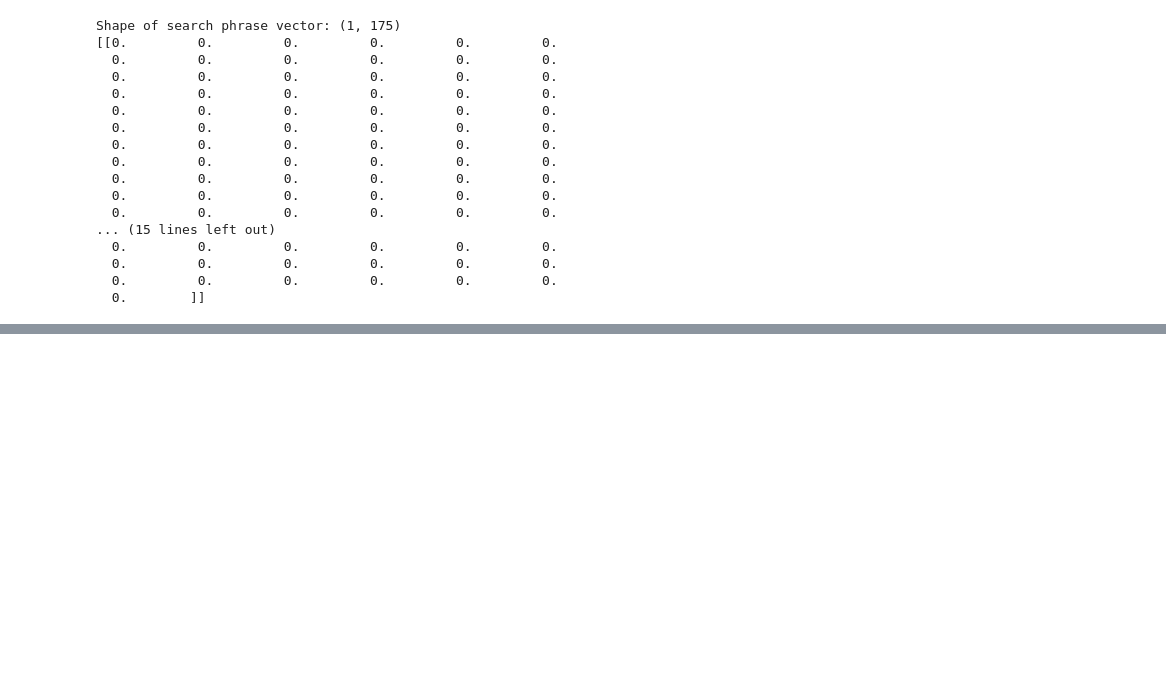
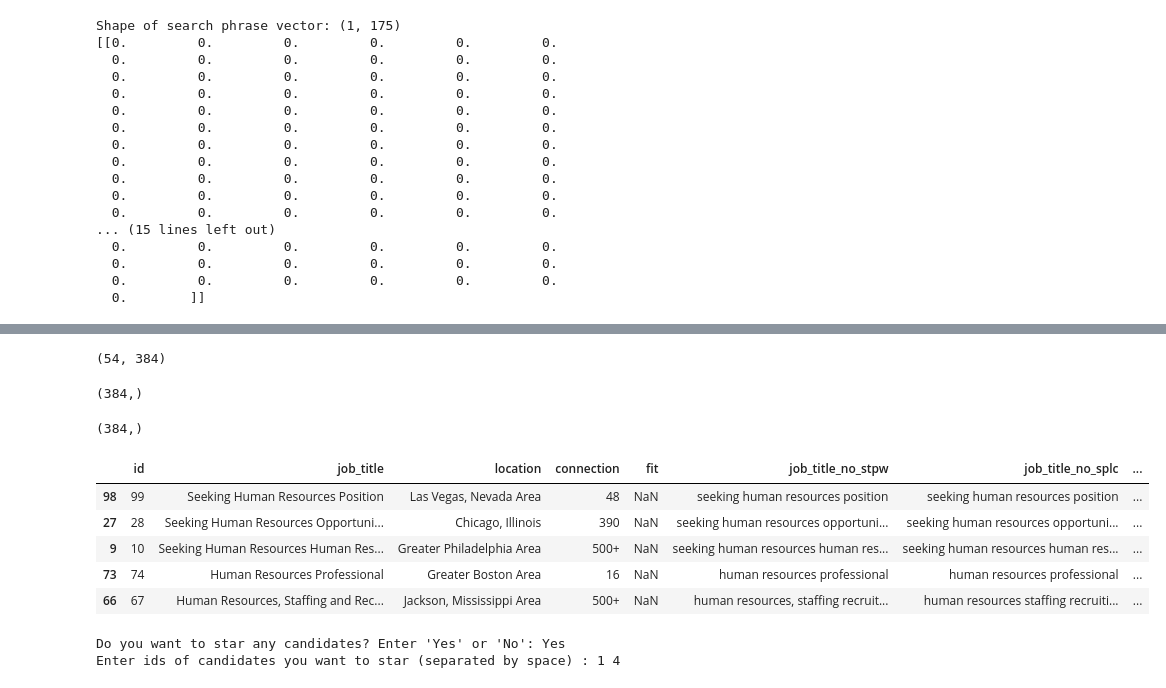
Before and after one commit to vidya2901/wE00VqdcSPq5mT6f, a Jupyter notebook: Potential Talents-doc2vec.ipynb, the cells around one changed output, grey strips where cells are left out. Cells and saved outputs as stored; diff of their text form; code cells hidden in the pictures; blank space fills up the shorter version.

```diff
--- a/Potential Talents-doc2vec.ipynb
+++ b/Potential Talents-doc2vec.ipynb
@@ -393,0 +399,35 @@ df_nodups.sort_values(by ='glove_sim_score', ascending = False).head()
+# %%
+bert_model = SentenceTransformer('all-MiniLM-L6-v2')
+# %%
+# Convert job titles into BERT embedded vectors
+bert_embeddings = bert_model.encode(job_title_list)
+bert_embeddings.shape
+# %% [output]
+(54, 384)
+# %%
+bert_embeddings[0].shape
+# %% [output]
+(384,)
+# %%
+# Convert search phrase into a BERT embedded vector
+bert_search_embedding = bert_model.encode(lem_search)
+bert_search_embedding.shape
+# %% [output]
+(384,)
+# %%
+# Calculate cosine similarity between job title and search phrase vectors
+bert_cosine_similarity = []
+for i in range(0, len(df_nodups)):
+    cos_sim = 1 - cosine(bert_embeddings[i], bert_search_embedding)
+    bert_cosine_similarity.append(cos_sim)
+
+#Add BERT_cosine_similarity column
+df_nodups['BERT_sim_score'] = bert_cosine_similarity
+df_nodups.sort_values(by ='BERT_sim_score', ascending = False).head()
+# %% [output]
+|  | id | job_title | location | connection | fit | job_title_no_stpw | job_title_no_splc | ... |
+| 98 | 99 | Seeking Human Resources Position | Las Vegas, Nevada Area | 48 | NaN | seeking human resources position | seeking human resources position | ... |
+| 27 | 28 | Seeking Human Resources Opportuni... | Chicago, Illinois | 390 | NaN | seeking human resources opportuni... | seeking human resources opportuni... | ... |
+| 9 | 10 | Seeking Human Resources Human Res... | Greater Philadelphia Area | 500+ | NaN | seeking human resources human res... | seeking human resources human res... | ... |
+| 73 | 74 | Human Resources Professional | Greater Boston Area | 16 | NaN | human resources professional | human resources professional | ... |
+| 66 | 67 | Human Resources, Staffing and Rec... | Jackson, Mississippi Area | 500+ | NaN | human resources, staffing recruit... | human resources staffing recruiti... | ... |
@@ -393,0 +436,10 @@ df_nodups.sort_values(by ='glove_sim_score', ascending = False).head()
+# %%
+#Taking input from user - starred candidates
+star_candidate = input("Do you want to star any candidates? Enter 'Yes' or 'No': ")
+
+starred = []
+if star_candidate == 'Yes':
+    starred = [int(item) for item in input("Enter ids of candidates you want to star (separated by space) : ").split()]
+# %% [output]
+Do you want to star any candidates? Enter 'Yes' or 'No': Yes
+Enter ids of candidates you want to star (separated by space) : 1 4
```
Also changed, not shown: parts of 45 cells of this notebook.
